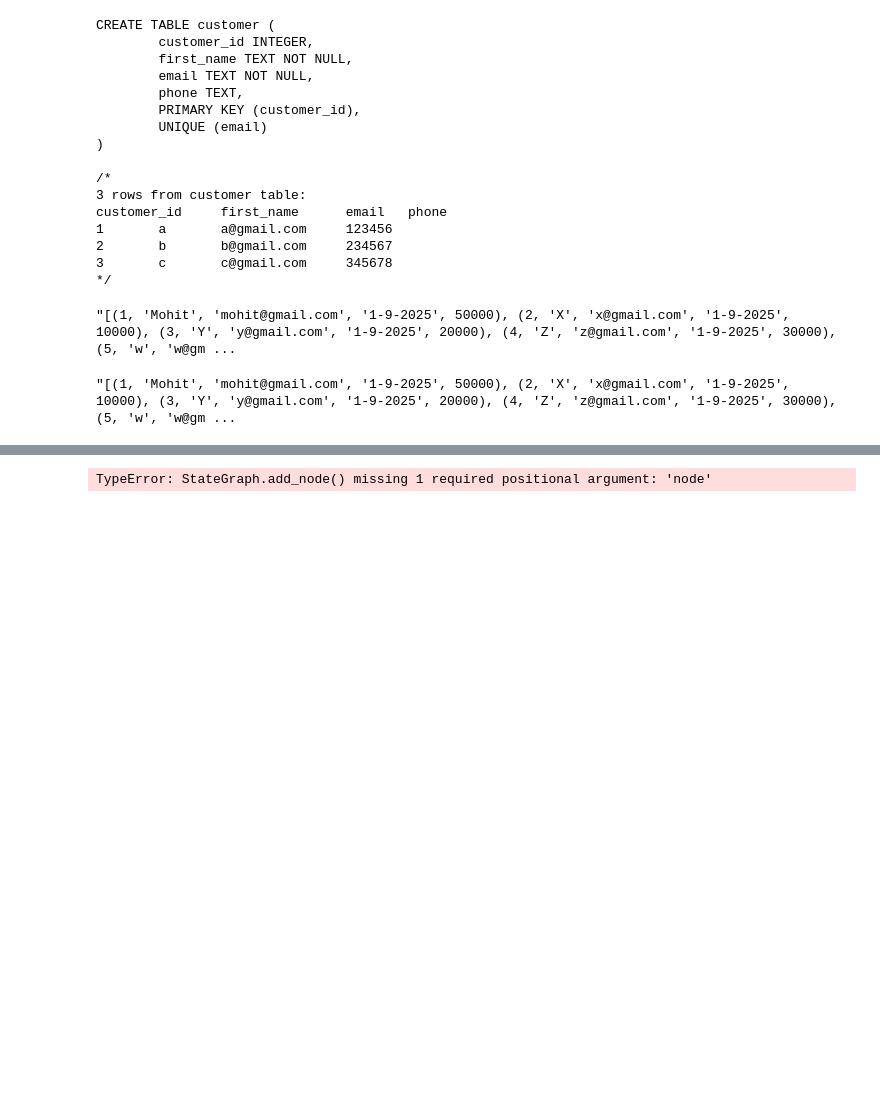
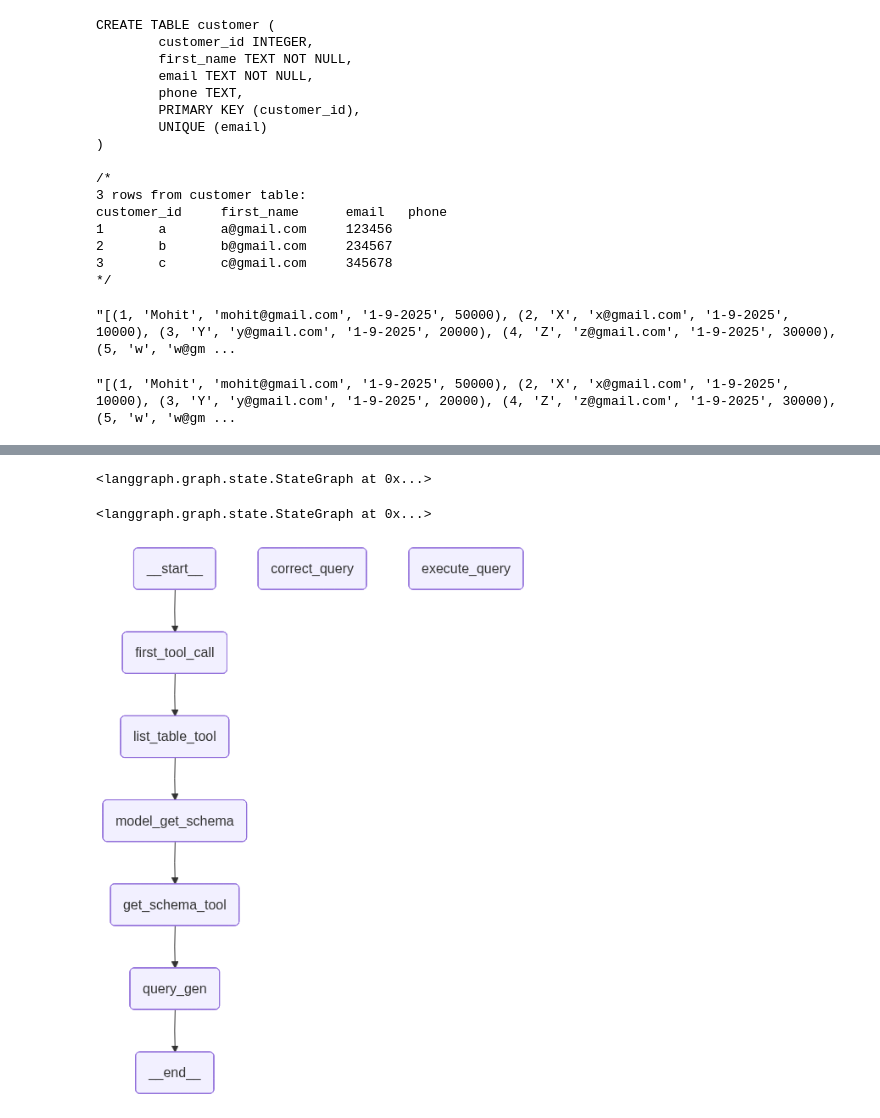
Before and after one commit to mohitsarawgi/database_agent_llm, a Jupyter notebook: langgraph.ipynb, the cells around one changed output, grey strips where cells are left out. Drawn from its saved outputs; the diff is of its cells as text; code cells hidden in the pictures; blank space fills up the shorter version.

```diff
--- a/langgraph.ipynb
+++ b/langgraph.ipynb
@@ -253,3 +255,3 @@ def should_continue(state:State):
 # %%
 def model_check_query(state:State):
-    pass
+    return {"messages":[query_check.invoke({"messages": [state["messages"][-1]]})]}
@@ -258,24 +290,39 @@ def model_check_query(state:State):
 # %%
 workflow = StateGraph(State)
 # %%
-workflow.add_node()
-workflow.add_node()
-workflow.add_node()
-workflow.add_node()
-workflow.add_node()
-workflow.add_node()
-workflow.add_node()
+workflow.add_node("first_tool_call", first_tool_call)
+workflow.add_node("list_table_tool", create_tool_node_with_fallback([list_table_tool]) )
+workflow.add_node("get_schema_tool", create_tool_node_with_fallback([schema_tool_db]))
+model_get_schema = llm.bind_tools([schema_tool_db])
+workflow.add_node("model_get_schema", lambda state: {"messages": [model_get_schema.invoke(state["messages"])],},)
+workflow.add_node("query_gen", query_gen_node)
+workflow.add_node("correct_query", model_check_query)
+workflow.add_node("execute_query", create_tool_node_with_fallback([db_query_tool]))
 # %% [output]
-TypeError: StateGraph.add_node() missing 1 required positional argument: 'node'
+<langgraph.graph.state.StateGraph at 0x...>
 # %%
-workflow.add_edge()
-workflow.add_edge()
-workflow.add_edge()
-workflow.add_edge()
-workflow.add_edge()
-workflow.add_edge()
-workflow.add_edge()
-workflow.add_edge()
-workflow.add_edge()
+workflow.add_edge(START, "first_tool_call")
+workflow.add_edge("first_tool_call", "list_table_tool")
+workflow.add_edge("list_table_tool", "model_get_schema")
+workflow.add_edge("model_get_schema", "get_schema_tool")
+workflow.add_edge("get_schema_tool", "query_gen")
+workflow.add_conditional_edges("query_gen", should_continue,)
+workflow.add_edge("correct_query", "execute_query")
+workflow.add_edge("execute_query", "query_gen")
+# %% [output]
+<langgraph.graph.state.StateGraph at 0x...>
 # %%
 app = workflow.compile()
+# %%
+from IPython.display import Image, display
+from langchain_core.runnables.graph import MermaidDrawMethod
+
+display(
+    Image(
+        app.get_graph().draw_mermaid_png(
+            draw_method=MermaidDrawMethod.API,
+        )
+    )
+)
+# %% [output]
+[figure, added]
```
Also changed, not shown: parts of 15 cells of this notebook.
